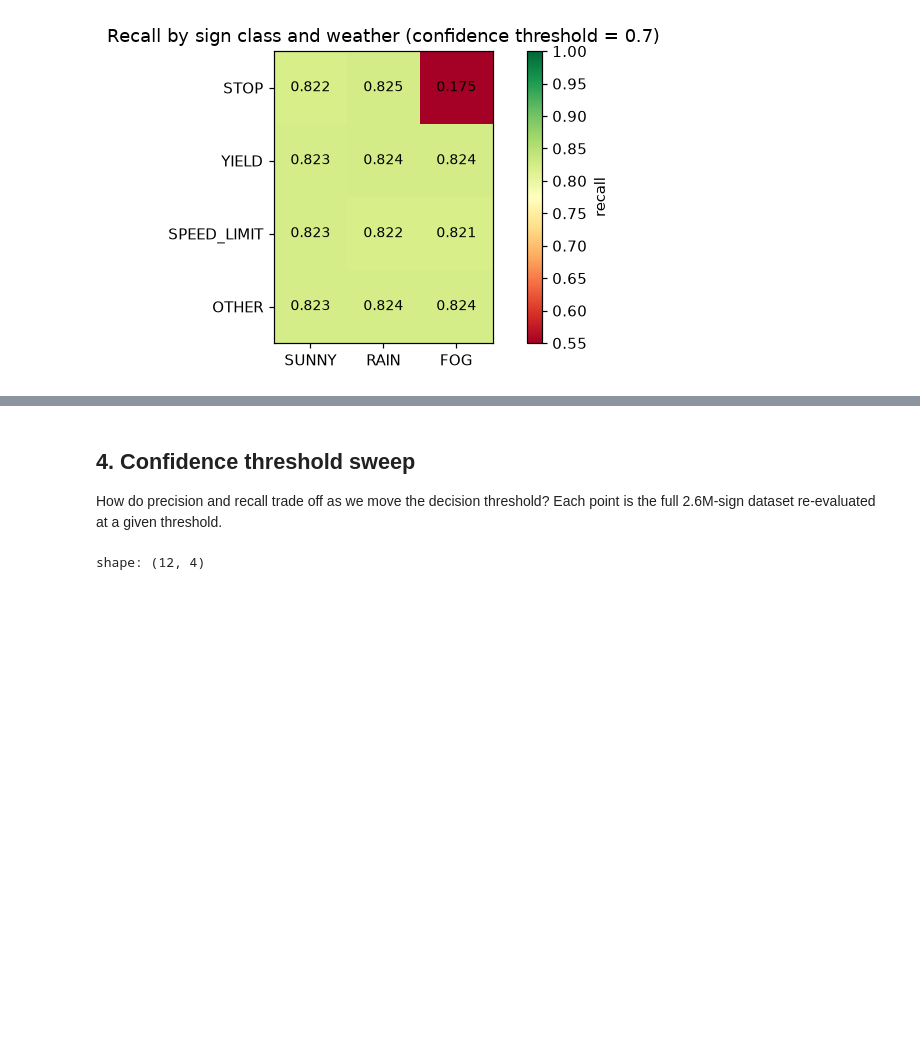
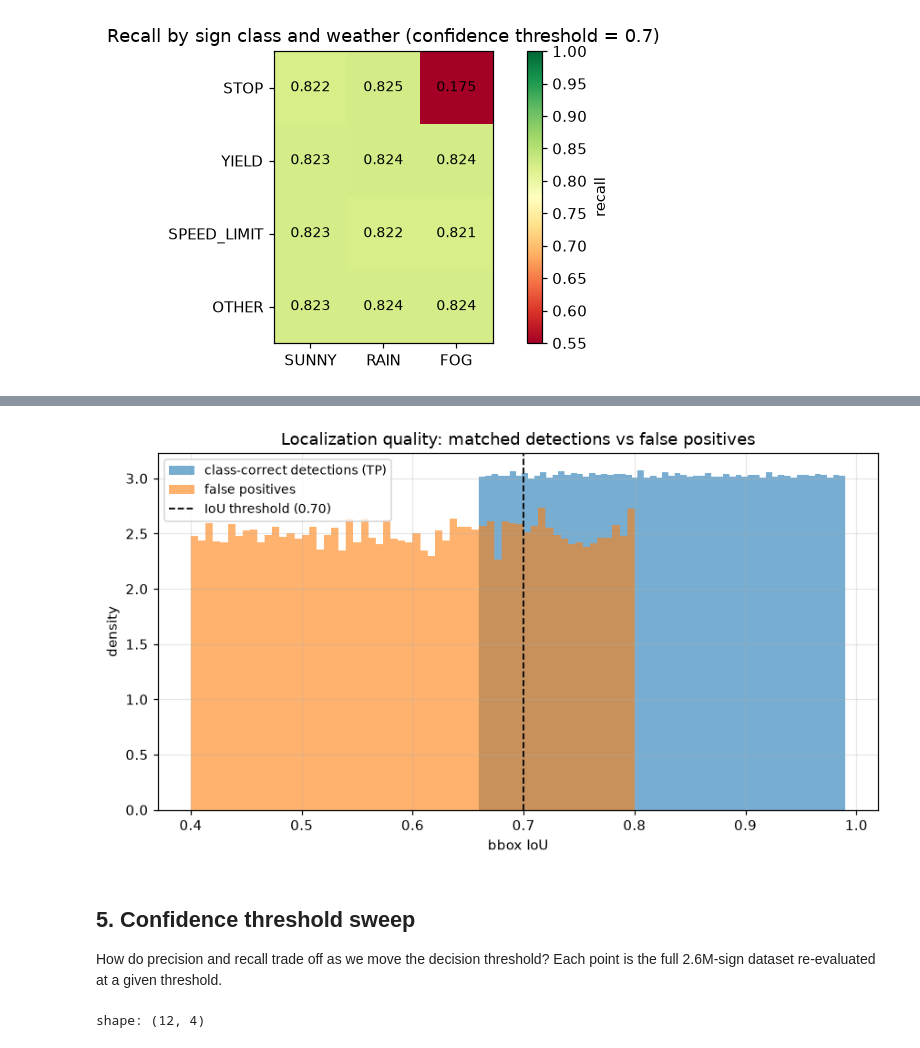
Before and after one commit to sepawid/av-portfolio, a Jupyter notebook: notebooks/exploration.ipynb, the cells around one changed output, grey strips where cells are left out. Drawn from its saved outputs; the diff is of its cells as text; code cells hidden in the pictures; blank space fills up the shorter version.

```diff
--- a/notebooks/exploration.ipynb
+++ b/notebooks/exploration.ipynb
@@ -158,0 +167,17 @@ plt.show()
+# %%
+tps = df.filter(pl.col("is_true_positive") == 1)
+
+localization = (
+    tps.group_by("weather")
+    .agg(
+        pl.len().alias("tp_frames"),
+        (pl.col("is_poor_localization").mean() * 100).round(2).alias("poor_share_pct"),
+        pl.col("bbox_iou").mean().round(4).alias("avg_iou"),
+    )
+    .sort("weather")
+    .with_columns(
+        pl.col("weather").replace_strict(WEATHER_NAMES, return_dtype=pl.Utf8).alias("weather_label")
+    )
+    .select("weather_label", "tp_frames", "poor_share_pct", "avg_iou")
+)
+localization
@@ -159,5 +191,31 @@ plt.show()
+# %%
+fig, ax = plt.subplots()
+ax.hist(
+    tps["bbox_iou"].to_numpy(),
+    bins=60,
+    alpha=0.6,
+    density=True,
+    label="class-correct detections (TP)",
+)
+ax.hist(
+    df.filter(pl.col("is_false_positive") == 1)["bbox_iou"].to_numpy(),
+    bins=60,
+    alpha=0.6,
+    density=True,
+    label="false positives",
+)
+ax.axvline(0.7, color="black", linestyle="--", linewidth=1.2, label="IoU threshold (0.70)")
+ax.set_xlabel("bbox IoU")
+ax.set_ylabel("density")
+ax.set_title("Localization quality: matched detections vs false positives")
+ax.legend(fontsize=9)
+fig.tight_layout()
+fig.savefig(FIGURES_DIR / "04_localization_quality.png")
+plt.show()
+# %% [output]
+[figure, added]
 # %% [markdown]
-## 4. Confidence threshold sweep
+## 5. Confidence threshold sweep
 
 How do precision and recall trade off as we move the decision threshold?
 Each point is the full 2.6M-sign dataset re-evaluated at a given threshold.
```
Also changed, not shown: parts of 8 cells of this notebook, 10 other files.
